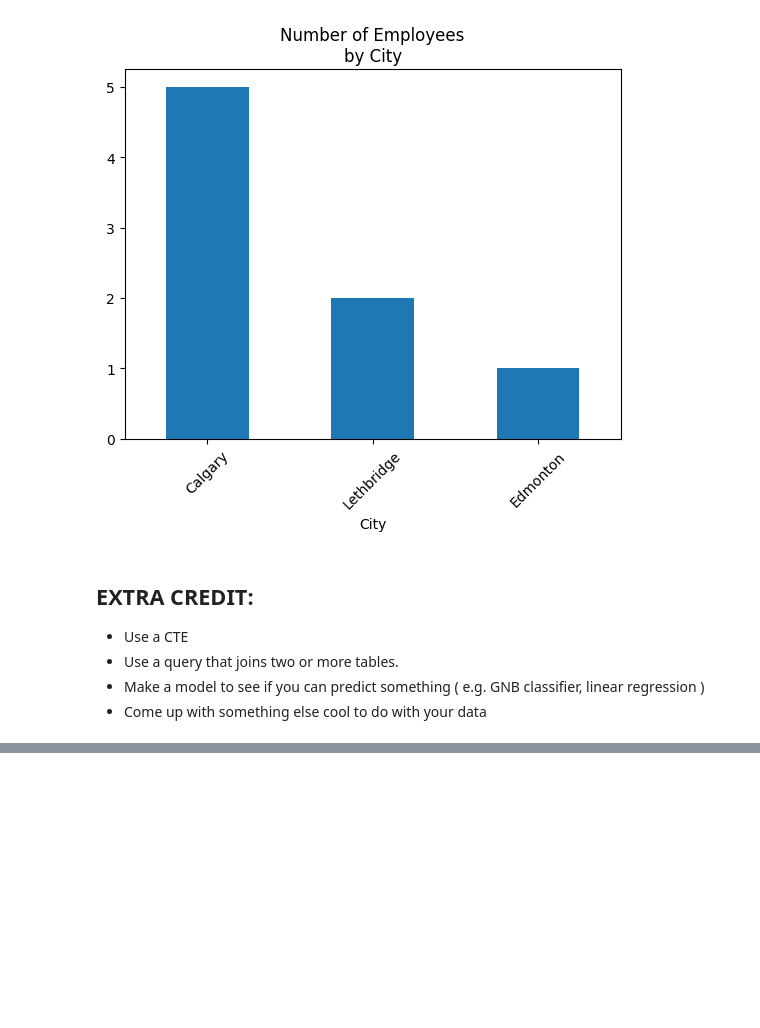
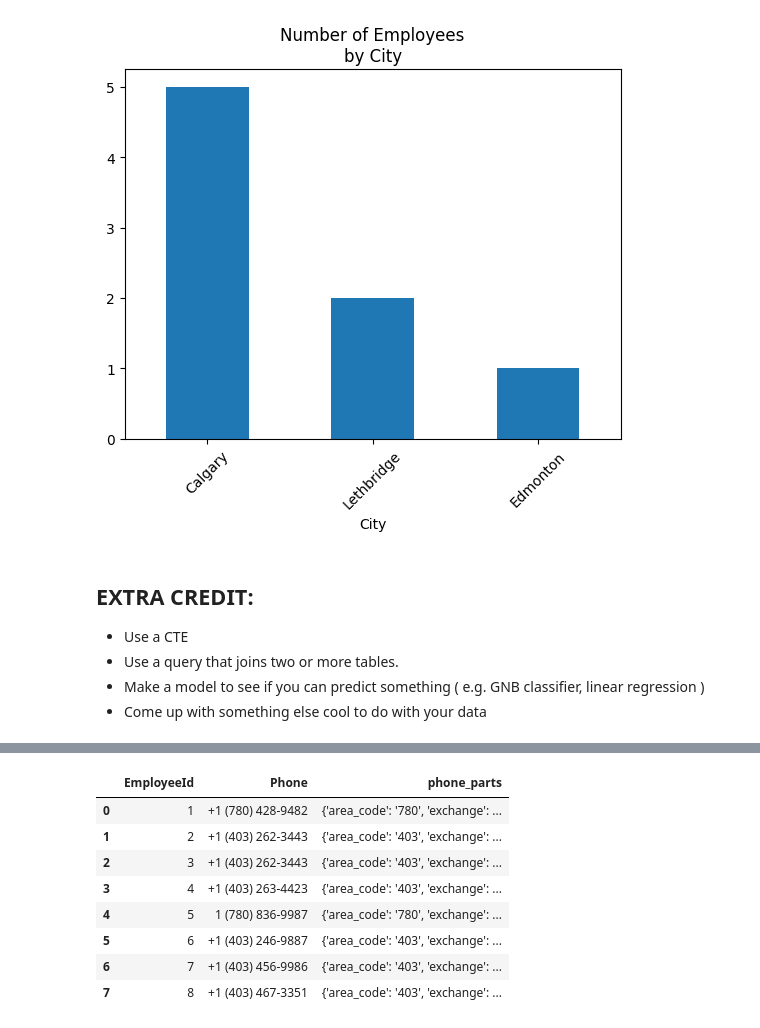
Before and after one commit to test-ds-21/rwcitek___Data-Science-Portfolio-C21, a Jupyter notebook: Projects/Project-3/SQL.1-Chinook.project.phase-1.ipynb, the cells around one changed output, grey strips where cells are left out. Cells and saved outputs as stored; diff of their text form; code cells hidden in the pictures; blank space fills up the shorter version.

Commit message:
- DuckDB with regex

```diff
--- a/Projects/Project-3/SQL.1-Chinook.project.phase-1.ipynb
+++ b/Projects/Project-3/SQL.1-Chinook.project.phase-1.ipynb
@@ -560,0 +565,3 @@ df.set_index("City").plot(
+# %%
+# Connect to an in-memory DuckDB instance
+conn = duckdb.connect()
@@ -560,0 +574,14 @@ df.set_index("City").plot(
+# %%
+# Query the SQLite table using DuckDB's regex engine and unpack the struct
+query = r'''
+    SELECT
+        employeeid,
+        phone,
+        regexp_extract(
+            phone,
+            '\((\d{3})\)\s*(\d{3})-(\d{4})',
+            ['area_code', 'exchange', 'line']
+        ) as phone_parts
+    FROM chinook.employees;
+'''
+print(query)
@@ -560,0 +598,14 @@ df.set_index("City").plot(
+# %%
+# Fetch the results directly into a Pandas DataFrame
+df = conn.query(query).to_df()
+df
+# %% [output]
+|  | EmployeeId | Phone | phone_parts |
+| 0 | 1 | +1 (780) 428-9482 | {'area_code': '780', 'exchange': ... |
+| 1 | 2 | +1 (403) 262-3443 | {'area_code': '403', 'exchange': ... |
+| 2 | 3 | +1 (403) 262-3443 | {'area_code': '403', 'exchange': ... |
+| 3 | 4 | +1 (403) 263-4423 | {'area_code': '403', 'exchange': ... |
+| 4 | 5 | 1 (780) 836-9987 | {'area_code': '780', 'exchange': ... |
+| 5 | 6 | +1 (403) 246-9887 | {'area_code': '403', 'exchange': ... |
+| 6 | 7 | +1 (403) 456-9986 | {'area_code': '403', 'exchange': ... |
+| 7 | 8 | +1 (403) 467-3351 | {'area_code': '403', 'exchange': ... |
```
Also changed, not shown: parts of 4 cells of this notebook.
